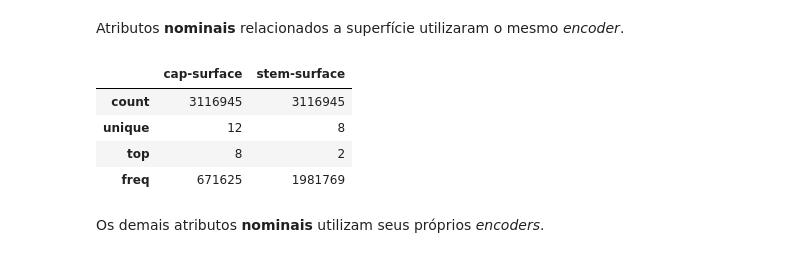
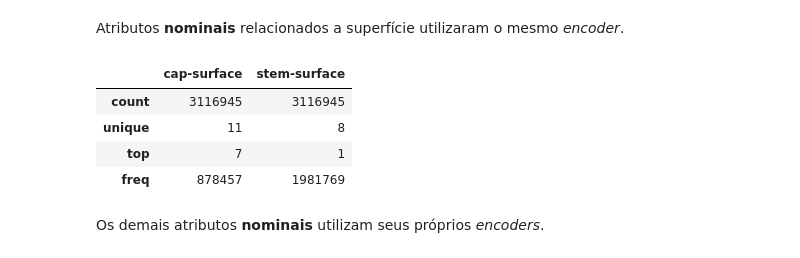
Before and after one commit to Victorgonl/PoisonousMushrooms, a Jupyter notebook: notebooks/1-preprocessing.ipynb, the cells around one changed output. Saved outputs shown, nothing was run; the diff lists cells and outputs as text; code cells hidden in the pictures.

```diff
--- a/notebooks/1-preprocessing.ipynb
+++ b/notebooks/1-preprocessing.ipynb
@@ -584,6 +586,9 @@ for feat in secondary_mushroom.select_dtypes(include="object").columns:
     if feat in data.columns:
         valid_values = secondary_mushroom[feat].dropna().unique()
         data[feat] = data[feat].where(data[feat].isin(valid_values))
+
+# 'd' class also doesn't exist on metadata
+data["cap-surface"] = data["cap-surface"].replace({"d": np.nan})
 
 plot_features(cap_features, data)
 plot_features(stem_features, data)
@@ -816,9 +821,10 @@ Para os atributos **nominais binários**, atribuímos as classes como verdadeiro
 
 `does-bruise-or-bleed`: `f`, `t` $\rightarrow$ `0`, `1`
 # %%
-binary_features = ["veil-type", "has-ring", "does-bruise-or-bleed"]
+binary_features = ["veil-universal", "has-ring", "does-bruise-or-bleed"]
 
-data["veil-type"] = data["veil-type"].map({"p": 0, "u": 1}).astype("object")
+data["veil-universal"] = data["veil-type"].map({"p": 0, "u": 1}).astype("object")
+data = data.drop(columns=["veil-type"])
 data["has-ring"] = data["has-ring"].map({"f": 0, "t": 1}).astype("object")
 data["does-bruise-or-bleed"] = (
     data["does-bruise-or-bleed"].map({"f": 0, "t": 1}).astype("object")
@@ -861,21 +867,21 @@ data[colors_features].describe()
 Atributos **nominais** relacionados a superfície utilizaram o mesmo *encoder*.
 # %%
 surface_features = ["cap-surface", "stem-surface"]
-surfaces = ["i", "g", "y", "s", "h", "l", "k", "t", "w", "e", "o", "f", "d"]
+surfaces = ["i", "g", "y", "s", "h", "l", "k", "t", "w", "e", "o", "f"]
 
 surface_encoder = LabelEncoder()
 surface_encoder.fit(surfaces)
 
 for feat in surface_features:
     data[feat] = surface_encoder.transform(data[feat]).astype("object")
 
 data[surface_features].describe()
 # %% [output]
 |  | cap-surface | stem-surface |
 | count | 3116945 | 3116945 |
-| unique | 12 | 8 |
-| top | 8 | 2 |
-| freq | 671625 | 1981769 |
+| unique | 11 | 8 |
+| top | 7 | 1 |
+| freq | 878457 | 1981769 |
 # %% [markdown]
 Os demais atributos **nominais** utilizam seus próprios *encoders*.
 # %%
```
Also changed, not shown: parts of 23 cells of this notebook, 3 other files.
